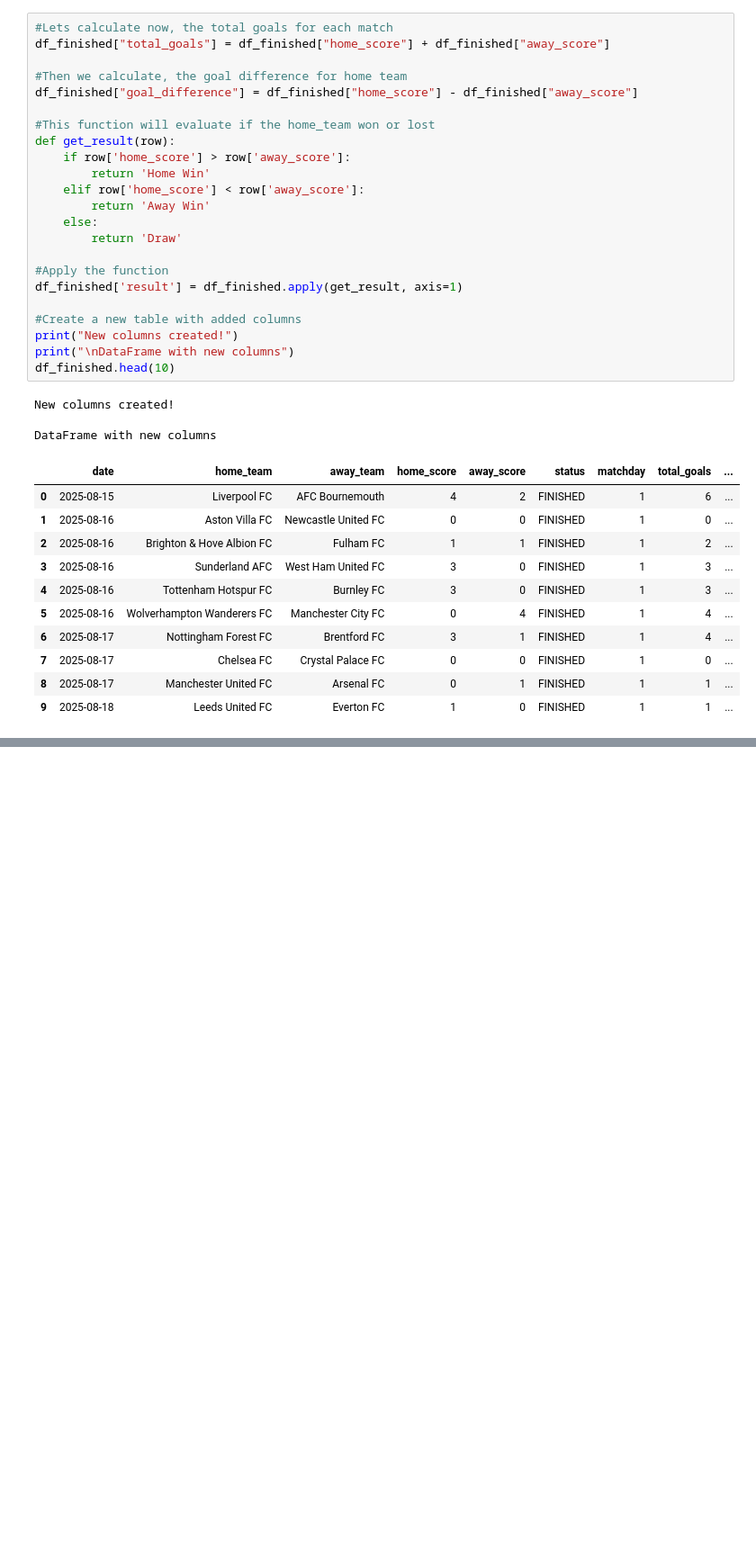
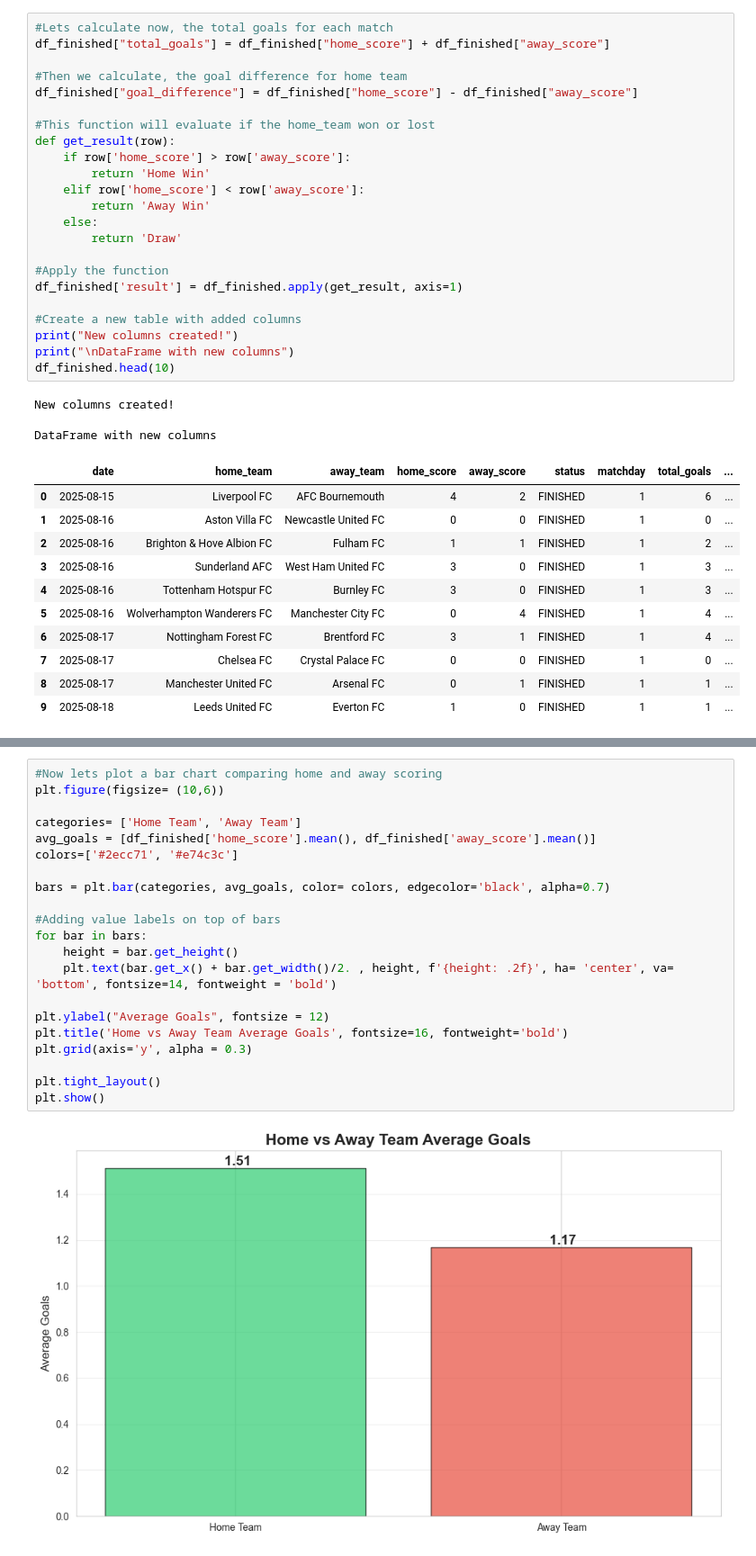
Before and after one commit to rijulpoudel/premier-league-2025-26-prediction, a Jupyter notebook: Untitled.ipynb, the cells around one changed output, grey strips where cells are left out. Shown: that part at 90% size. Cells and saved outputs as stored; diff of their text form; blank space fills up the shorter version.

```diff
--- a/Untitled.ipynb
+++ b/Untitled.ipynb
@@ -244,0 +278,23 @@ Away team average score: 1.14
+# %%
+#Now lets plot a bar chart comparing home and away scoring
+plt.figure(figsize= (10,6))
+
+categories= ['Home Team', 'Away Team']
+avg_goals = [df_finished['home_score'].mean(), df_finished['away_score'].mean()]
+colors=['#2ecc71', '#e74c3c']
+
+bars = plt.bar(categories, avg_goals, color= colors, edgecolor='black', alpha=0.7)
+
+#Adding value labels on top of bars
+for bar in bars:
+    height = bar.get_height()
+    plt.text(bar.get_x() + bar.get_width()/2. , height, f'{height: .2f}', ha= 'center', va= 'bottom', fontsize=14, fontweight = 'bold')
+
+plt.ylabel("Average Goals", fontsize = 12)
+plt.title('Home vs Away Team Average Goals', fontsize=16, fontweight='bold')
+plt.grid(axis='y', alpha = 0.3)
+
+plt.tight_layout()
+plt.show()
+# %% [output]
+[figure, added]
```
Also changed, not shown: parts of 8 cells of this notebook.
